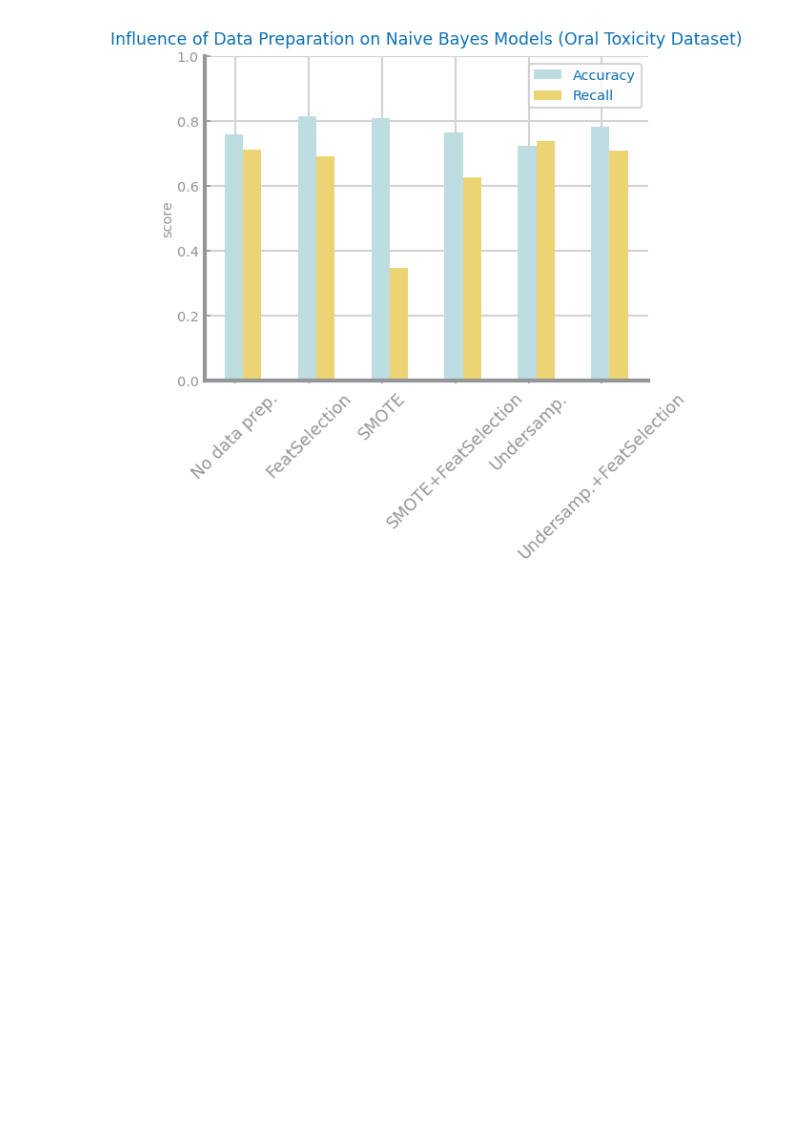
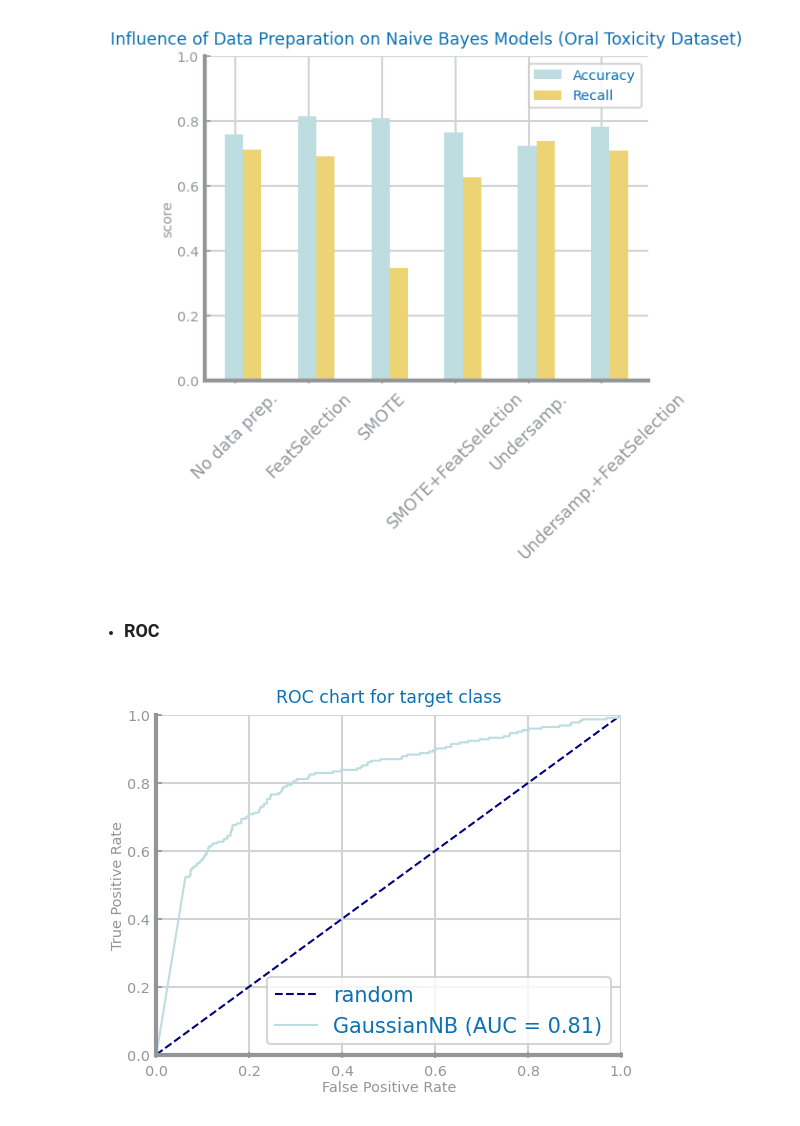
Before and after one commit to joaopalet/DataScience2020, a Jupyter notebook: Naive Bayes.ipynb, the cells around one changed output. Cells and saved outputs as stored; diff of their text form; code cells hidden in the pictures; blank space fills up the shorter version.

```diff
--- a/Naive Bayes.ipynb
+++ b/Naive Bayes.ipynb
@@ -305,3 +305,20 @@ under
 .
 {'Accuracy': [0.7589325426241661, 0.8148999258710156, 0.8091178650852484, 0.7667902149740548, 0.7240919199406968, 0.7848776871756857], 'Recall': [0.7117117117117117, 0.690990990990991, 0.3477477477477 ...
 [figure]
+# %% [markdown]
+* ### ROC
+# %%
+data = data2.copy()
+# Cast target variable to binary
+data[data.columns[-1]] = (data[data.columns[-1]] == 'positive').astype(int)
+X, y = af.best_feature_selection_data2(data)
+trnX, tstX, trnY, tstY = train_test_split(X, y, train_size=0.7, stratify=y)
+trnX, trnY = af.balance_undersample(trnX, trnY)
+
+model = GaussianNB().fit(trnX, trnY)
+
+plt.figure()
+ds.plot_roc_chart({'GaussianNB': model}, tstX, tstY, target='target class')
+plt.show()
+# %% [output]
+[figure, added]
```
